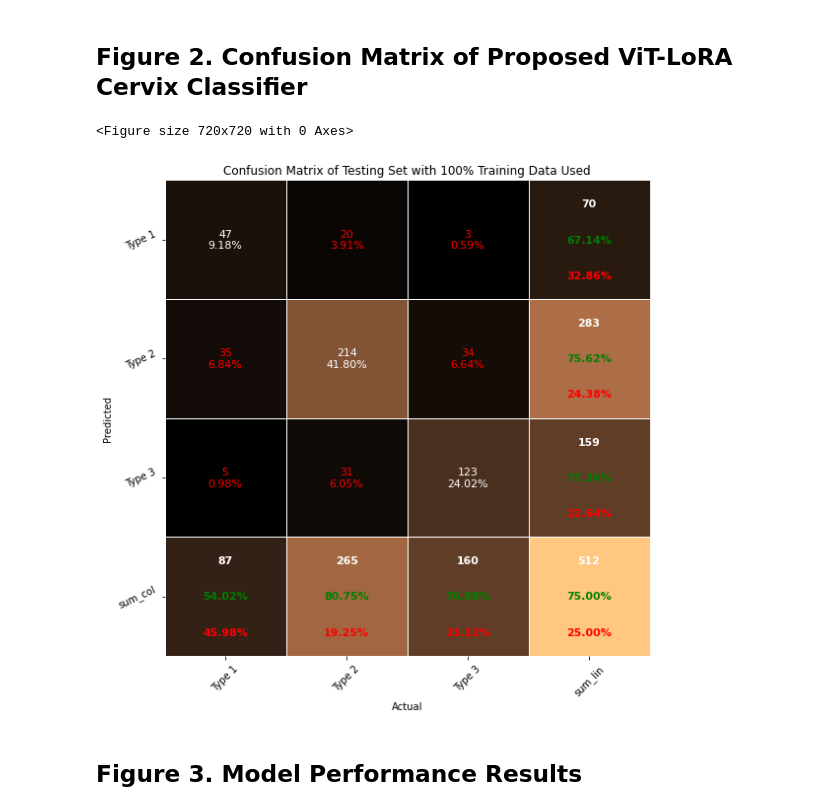
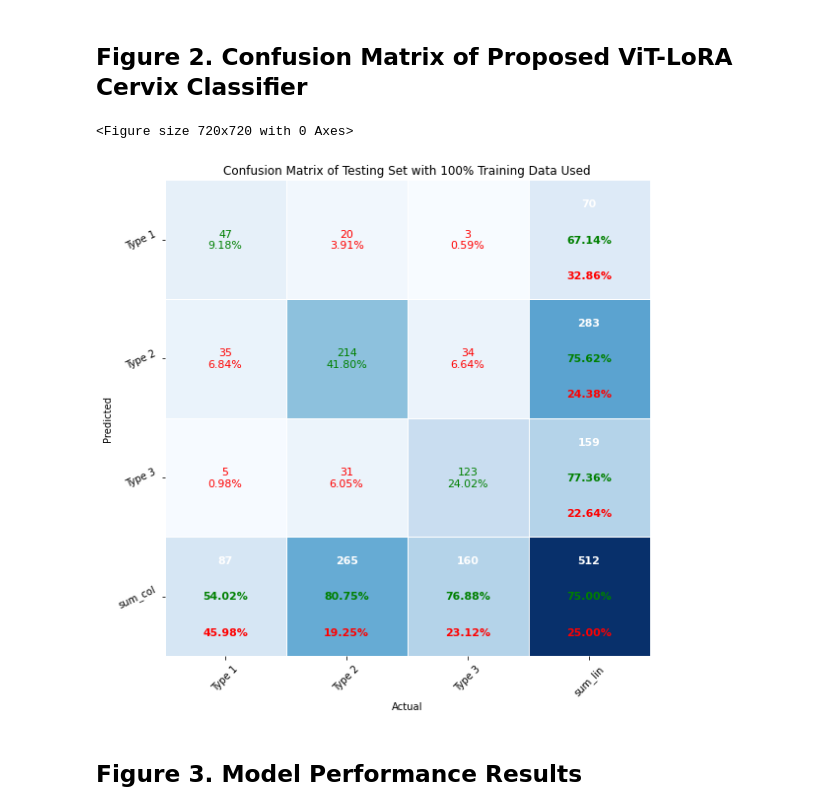
Before and after one commit to Deep-Fusion-Innovators/paper-Cervical-Cancer-Detection, a Jupyter notebook: figures.ipynb, the cells around one changed output. Drawn from its saved outputs; the diff is of its cells as text; code cells hidden in the pictures.

```diff
--- a/figures.ipynb
+++ b/figures.ipynb
@@ -98,13 +98,13 @@ plt.show()
 # %%
 from pretty_confusion_matrix import pp_matrix
 plt.figure(figsize=(10, 10))
 confusion_matrix = pd.read_csv("./data/Confusion_Matrix.csv", index_col=0)
-Plot.pp_matrix(confusion_matrix, cmap = "copper")
+Plot.pp_matrix(confusion_matrix, cmap = "Blues")
 plt.title("Confusion Matrix of Testing Set with 100% Training Data Used")
 plt.savefig("./figures/Figure2_Confusion_Matrix.pdf", dpi = 150)
 # %% [output]
 <Figure size 720x720 with 0 Axes>
-[figure, old version]
+[figure, new version]
 # %% [markdown]
 ## Figure 3. Model Performance Results
 # %%
```
Also changed, not shown: parts of 3 cells of this notebook, 8 other files.
